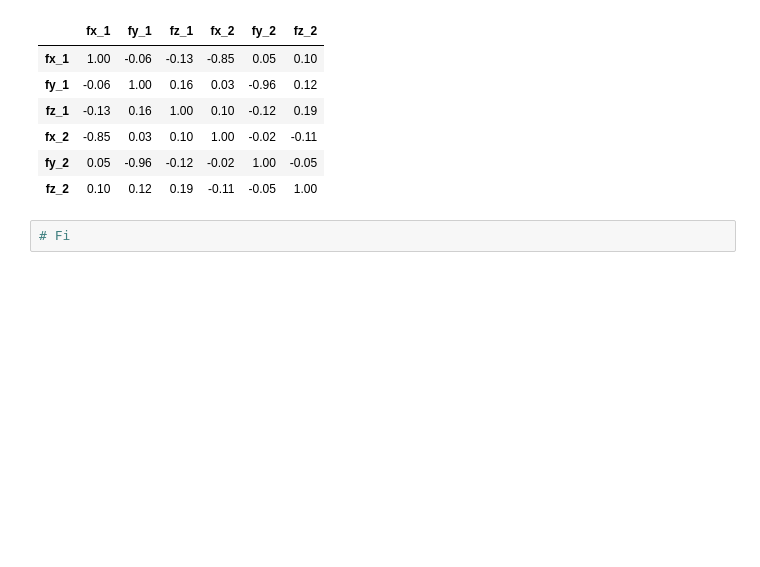
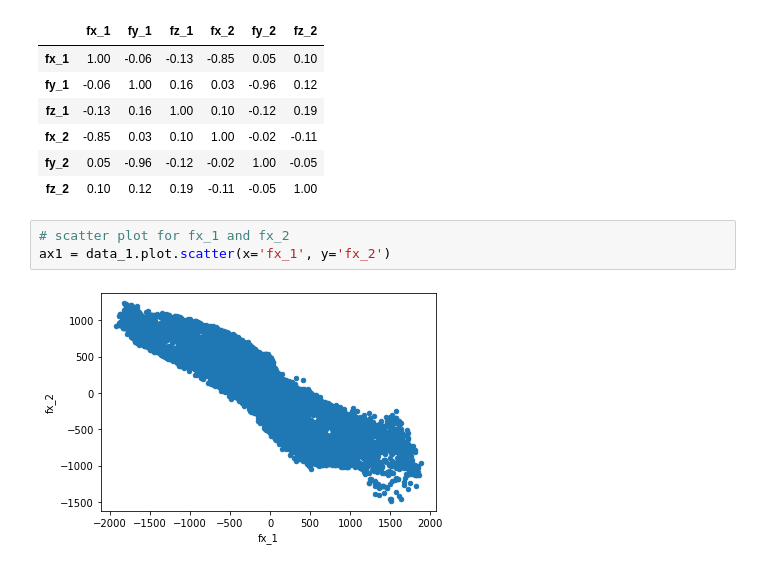
Before and after one commit to aumyfarhan/robot_force_prediction, a Jupyter notebook: Exploratory_Data_Analysis.ipynb, the cells around one changed output. Saved outputs shown, nothing was run; the diff lists cells and outputs as text; blank space fills up the shorter version.

```diff
--- a/Exploratory_Data_Analysis.ipynb
+++ b/Exploratory_Data_Analysis.ipynb
@@ -306,5 +306,8 @@ output_output_corr.style.background_gradient(cmap='coolwarm').set_precision(2)
 | fx_2 | -0.85 | 0.03 | 0.10 | 1.00 | -0.02 | -0.11 |
 | fy_2 | 0.05 | -0.96 | -0.12 | -0.02 | 1.00 | -0.05 |
 | fz_2 | 0.10 | 0.12 | 0.19 | -0.11 | -0.05 | 1.00 |
-# %%
-# Fi
+# %%
+# scatter plot for fx_1 and fx_2
+ax1 = data_1.plot.scatter(x='fx_1', y='fx_2')
+# %% [output]
+[figure, added]
```
Also changed, not shown: parts of 6 cells of this notebook.
